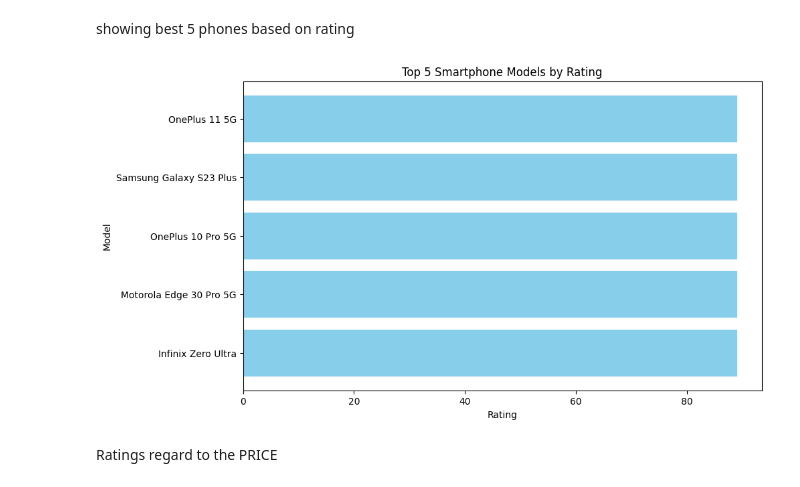
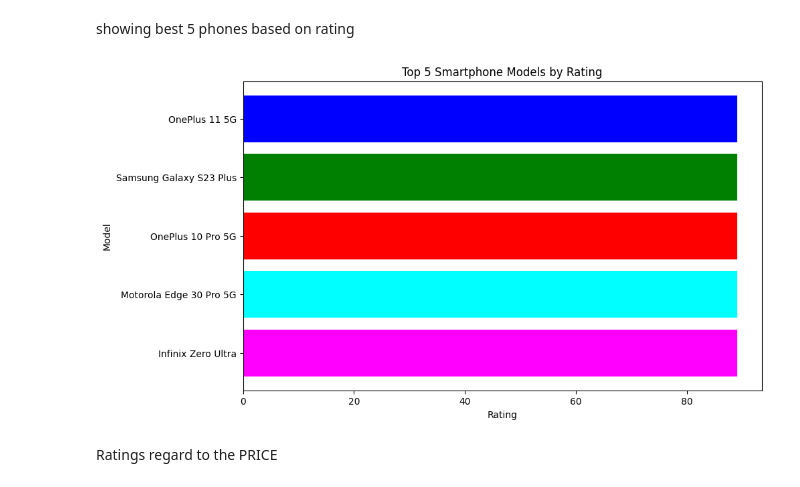
Before and after one commit to Danialezzat/smartphone-project, a Jupyter notebook: smartphone.ipynb, the cells around one changed output. Cells and saved outputs as stored; diff of their text form; code cells hidden in the pictures.

```diff
--- a/smartphone.ipynb
+++ b/smartphone.ipynb
@@ -316,23 +316,24 @@ showing best 5 phones based on rating
 # %%
 import matplotlib.pyplot as plt
 
 
 top_5_models = df.nlargest(5, 'rating')
 
 
 model_names = top_5_models['model']
 ratings = top_5_models['rating']
 
+colors = ['blue', 'green', 'red', 'cyan', 'magenta']
 
 plt.figure(figsize=(10, 6))
-plt.barh(model_names, ratings, color='skyblue')
+plt.barh(model_names, ratings, color=colors)
 plt.xlabel('Rating')
 plt.ylabel('Model')
 plt.title('Top 5 Smartphone Models by Rating')
 plt.gca().invert_yaxis()
 plt.show()
 # %% [output]
-[figure, old version]
+[figure, new version]
 # %% [markdown]
 Ratings regard to the PRICE
 # %%
```
Also changed, not shown: parts of 4 cells of this notebook.
